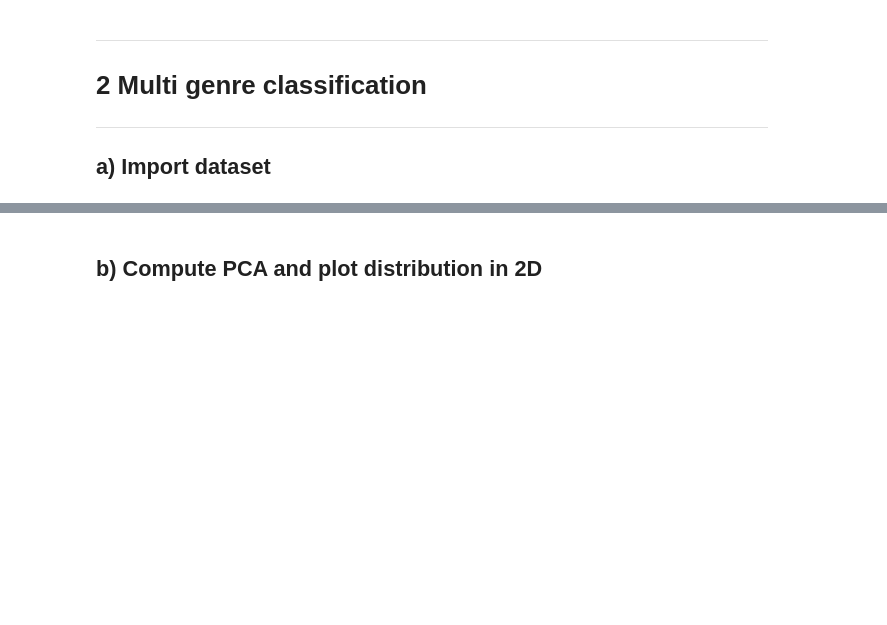
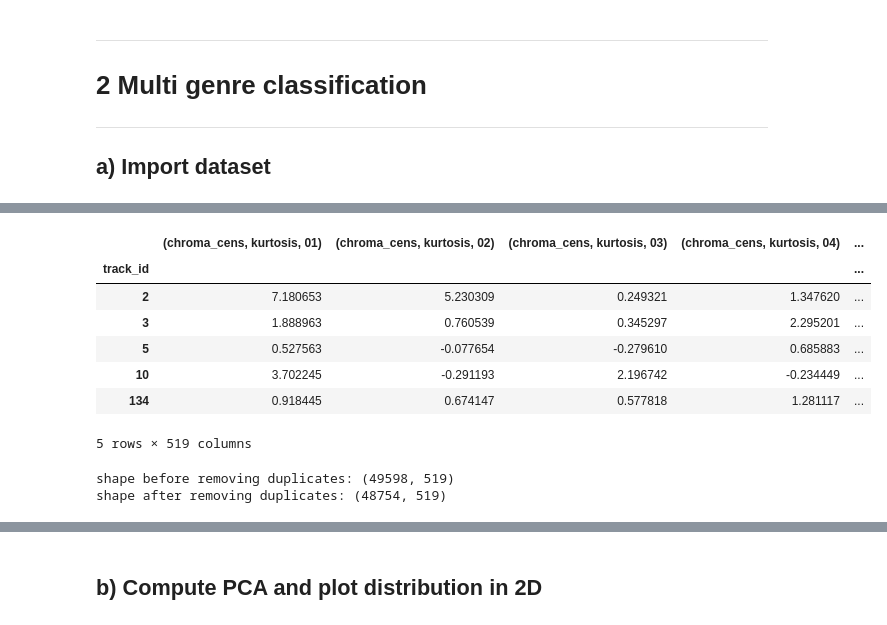
Before and after one commit to gaetanoantonicchio/DataMining-2, a Jupyter notebook: src/Module 1/Imbalanced Learning/imb-learn_librosa-features_multiclass.ipynb, the cells around one changed output, grey strips where cells are left out. Drawn from its saved outputs; the diff is of its cells as text; code cells hidden in the pictures; blank space fills up the shorter version.

```diff
--- a/src/Module 1/Imbalanced Learning/imb-learn_librosa-features_multiclass.ipynb
+++ b/src/Module 1/Imbalanced Learning/imb-learn_librosa-features_multiclass.ipynb
@@ -55,0 +43,26 @@ multiclass_dataset.head()
+# %%
+multiclass_dataset = utils.load('/Users/gaetanoantonicchio/Desktop/dataset_DM2/fma_metadata/features.csv')
+# Import genre_labels dataset
+labels = pd.read_csv('/Users/gaetanoantonicchio/Documents/GitHub/DataMining-2/src/Data (cleaned)/Labels/genre_labels.csv')
+labels=labels.set_index('track_id')
+
+# Merging genre_top with librosa
+multiclass_dataset = multiclass_dataset.merge(labels, on='track_id')
+multiclass_dataset.head()
+# %% [output]
+|  | (chroma_cens, kurtosis, 01) | (chroma_cens, kurtosis, 02) | (chroma_cens, kurtosis, 03) | (chroma_cens, kurtosis, 04) | ... |
+| track_id |  |  |  |  | ... |
+| 2 | 7.180653 | 5.230309 | 0.249321 | 1.347620 | ... |
+| 3 | 1.888963 | 0.760539 | 0.345297 | 2.295201 | ... |
+| 5 | 0.527563 | -0.077654 | -0.279610 | 0.685883 | ... |
+| 10 | 3.702245 | -0.291193 | 2.196742 | -0.234449 | ... |
+| 134 | 0.918445 | 0.674147 | 0.577818 | 1.281117 | ... |
+5 rows × 519 columns
+# %%
+# drop duplicates
+print(f"shape before removing duplicates: {multiclass_dataset.shape}")
+multiclass_dataset.drop_duplicates(keep=False, inplace=True)
+print(f"shape after removing duplicates: {multiclass_dataset.shape}")
+# %% [output]
+shape before removing duplicates: (49598, 519)
+shape after removing duplicates: (48754, 519)
```
Also changed, not shown: parts of 23 cells of this notebook, 1 other file.
